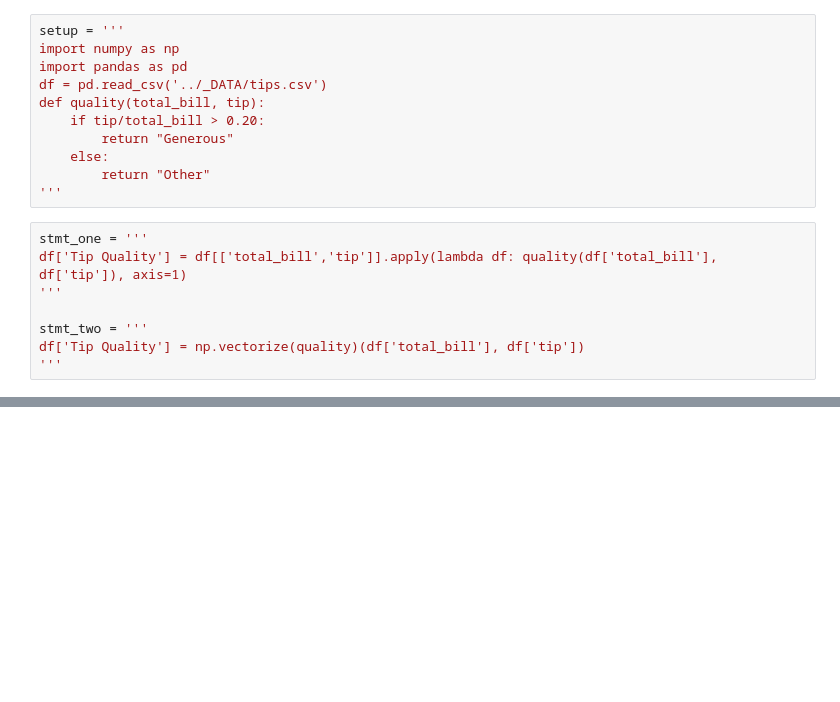
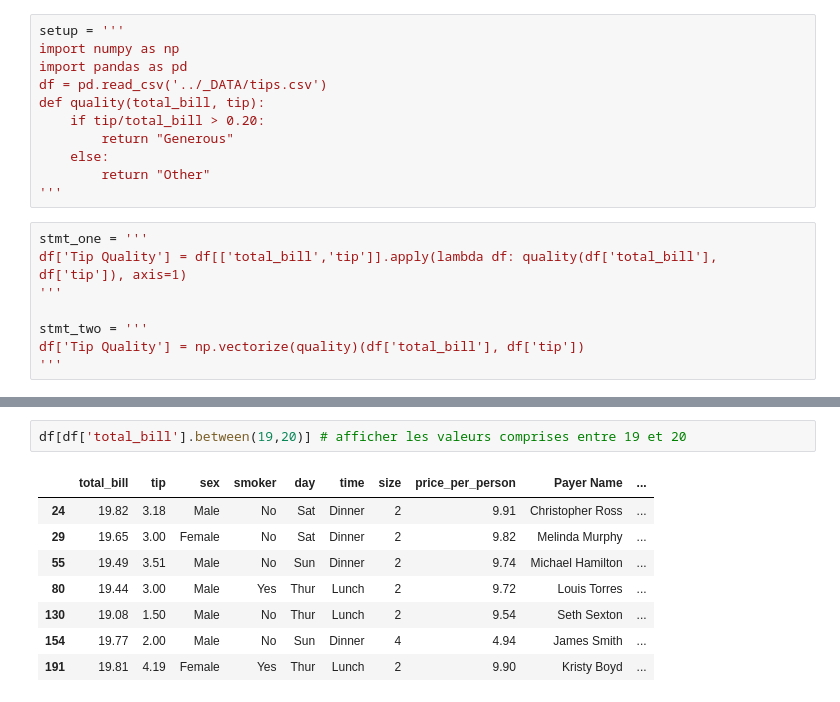
Before and after one commit to NicolasODT/DS_ML, a Jupyter notebook: Pandas/Pands_methodeUtiles.ipynb, the cells around one changed output, grey strips where cells are left out. Drawn from its saved outputs; the diff is of its cells as text; blank space fills up the shorter version.

```diff
--- a/Pandas/Pands_methodeUtiles.ipynb
+++ b/Pandas/Pands_methodeUtiles.ipynb
@@ -140,0 +317,11 @@ timeit.timeit(setup=setup, stmt=stmt_two, number=1000)
+# %%
+df[df['total_bill'].between(19,20)] # afficher les valeurs comprises entre 19 et 20
+# %% [output]
+|  | total_bill | tip | sex | smoker | day | time | size | price_per_person | Payer Name | ... |
+| 24 | 19.82 | 3.18 | Male | No | Sat | Dinner | 2 | 9.91 | Christopher Ross | ... |
+| 29 | 19.65 | 3.00 | Female | No | Sat | Dinner | 2 | 9.82 | Melinda Murphy | ... |
+| 55 | 19.49 | 3.51 | Male | No | Sun | Dinner | 2 | 9.74 | Michael Hamilton | ... |
+| 80 | 19.44 | 3.00 | Male | Yes | Thur | Lunch | 2 | 9.72 | Louis Torres | ... |
+| 130 | 19.08 | 1.50 | Male | No | Thur | Lunch | 2 | 9.54 | Seth Sexton | ... |
+| 154 | 19.77 | 2.00 | Male | No | Sun | Dinner | 4 | 4.94 | James Smith | ... |
+| 191 | 19.81 | 4.19 | Female | Yes | Thur | Lunch | 2 | 9.90 | Kristy Boyd | ... |
```
Also changed, not shown: parts of 29 cells of this notebook.
